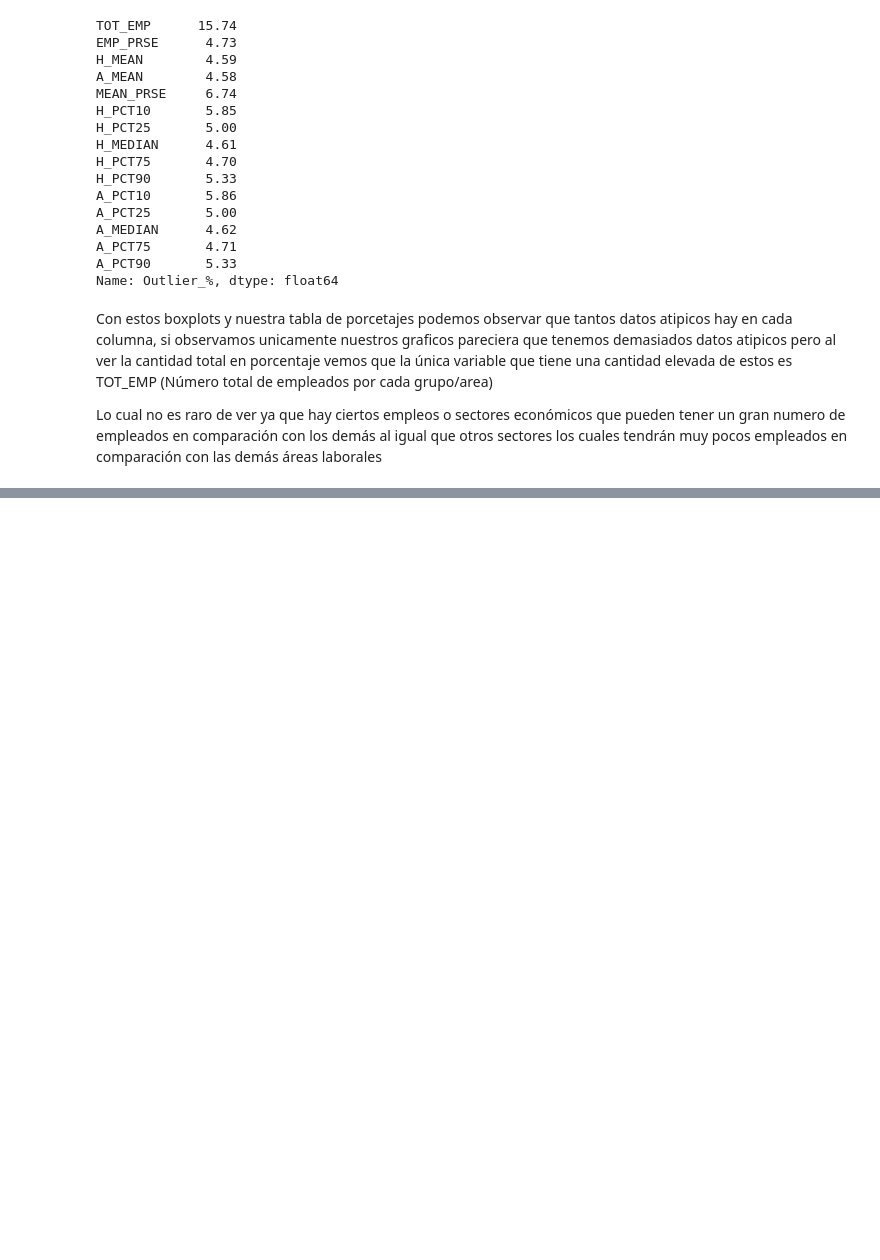
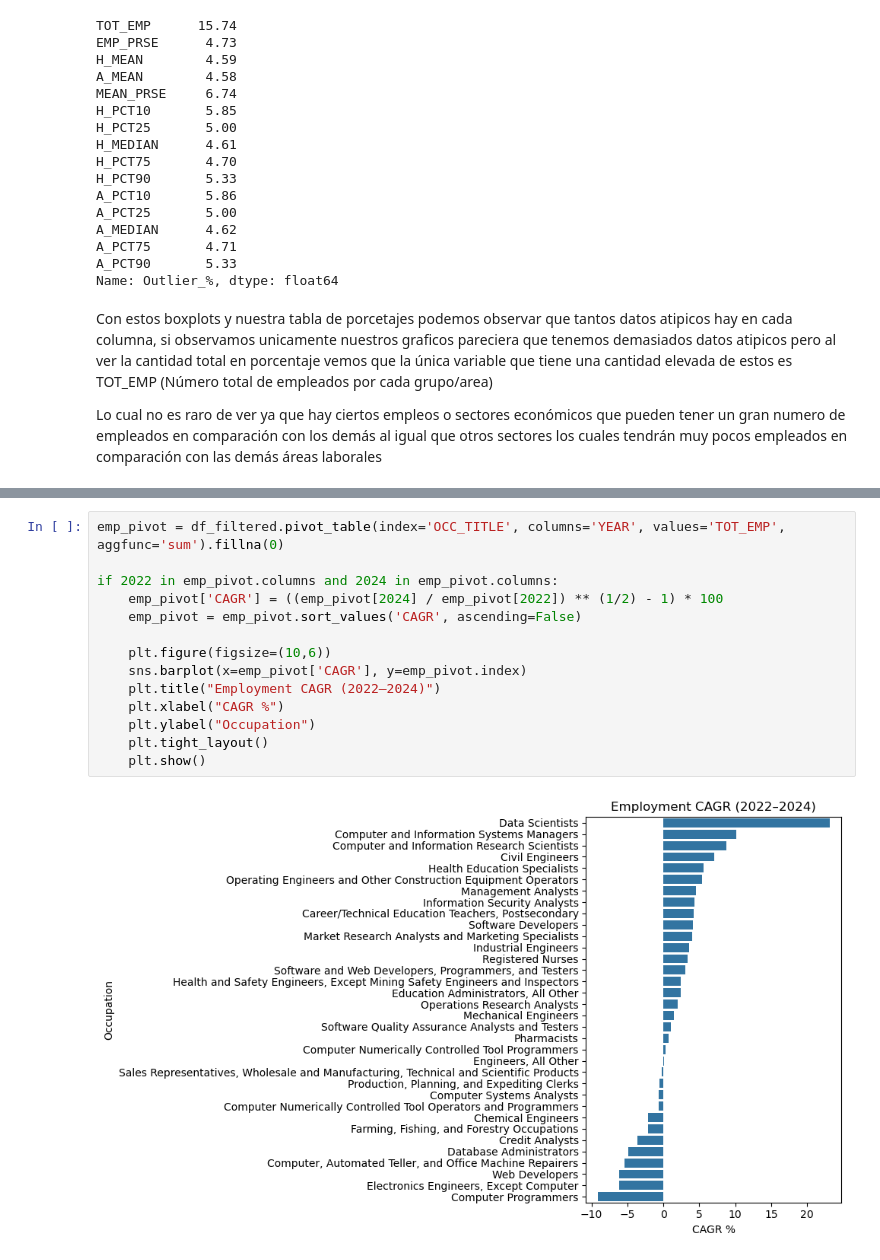
Before and after one commit to 1JuL/proyecto_final_hbd, a Jupyter notebook: proyecto_hdb.ipynb, the cells around one changed output, grey strips where cells are left out. Drawn from its saved outputs; the diff is of its cells as text; blank space fills up the shorter version.

```diff
--- a/proyecto_hdb.ipynb
+++ b/proyecto_hdb.ipynb
@@ -514,0 +688,16 @@ Lo cual no es raro de ver ya que hay ciertos empleos o sectores económicos que
+# %%
+emp_pivot = df_filtered.pivot_table(index='OCC_TITLE', columns='YEAR', values='TOT_EMP', aggfunc='sum').fillna(0)
+
+if 2022 in emp_pivot.columns and 2024 in emp_pivot.columns:
+    emp_pivot['CAGR'] = ((emp_pivot[2024] / emp_pivot[2022]) ** (1/2) - 1) * 100
+    emp_pivot = emp_pivot.sort_values('CAGR', ascending=False)
+
+    plt.figure(figsize=(10,6))
+    sns.barplot(x=emp_pivot['CAGR'], y=emp_pivot.index)
+    plt.title("Employment CAGR (2022–2024)")
+    plt.xlabel("CAGR %")
+    plt.ylabel("Occupation")
+    plt.tight_layout()
+    plt.show()
+# %% [output]
+[figure, added]
```
Also changed, not shown: parts of 9 cells of this notebook.
